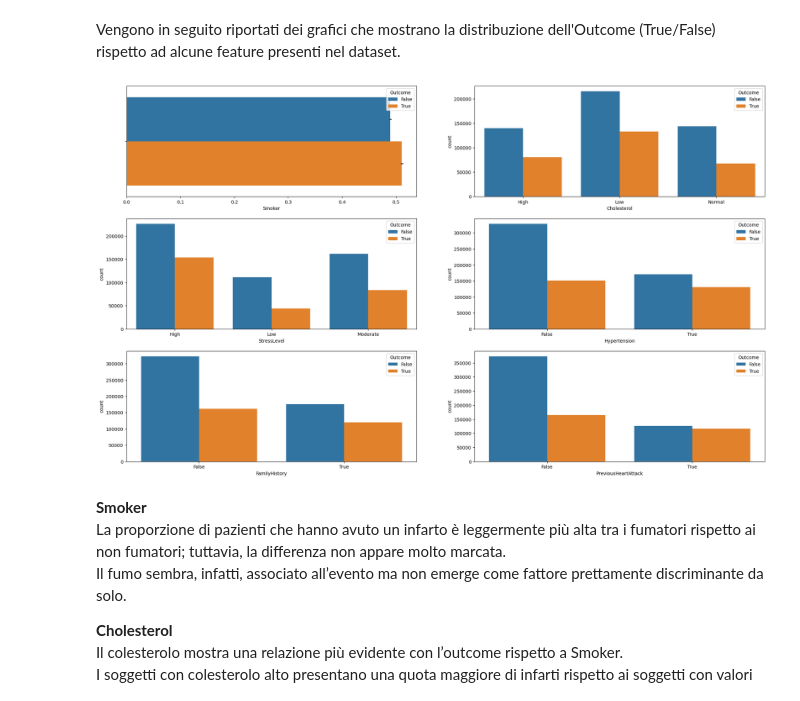
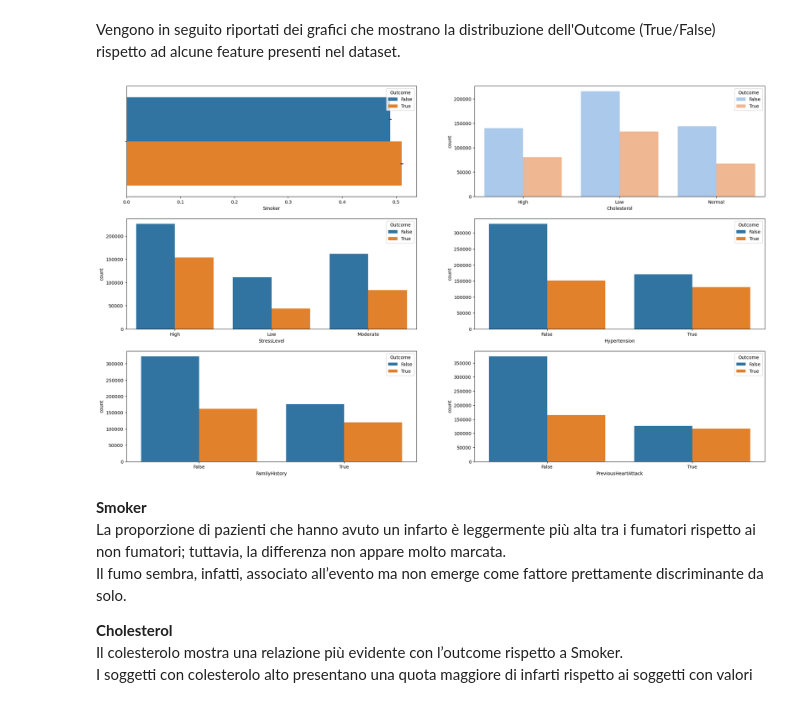
Before and after one commit to miriamsonaglia/Heart-Attack-Prediction-Model, a Jupyter notebook: DataIntensive.ipynb, the cells around one changed output. Saved outputs shown, nothing was run; the diff lists cells and outputs as text; code cells hidden in the pictures.

```diff
--- a/DataIntensive.ipynb
+++ b/DataIntensive.ipynb
@@ -623,25 +623,25 @@ Vengono in seguito riportati dei grafici che mostrano la distribuzione dell'Outc
 # %%
 plt.figure(figsize=(25,20))
 
 plt.subplot(4,2,1)
 sb.barplot(x='Smoker', hue='Outcome', data = dataset);
 
 plt.subplot(4,2,2)
-sb.countplot(x='Cholesterol', hue='Outcome', data = dataset);
+sb.countplot(x='Cholesterol', hue='Outcome', data = dataset, palette='pastel');
 
 plt.subplot(4,2,3)
 sb.countplot(x='StressLevel', hue='Outcome', data = dataset);
 
 plt.subplot(4,2,4)
 sb.countplot(x='Hypertension', hue='Outcome', data = dataset);
 
 plt.subplot(4,2,5)
 sb.countplot(x='FamilyHistory', hue='Outcome', data = dataset);
 
 plt.subplot(4,2,6)
 sb.countplot(x='PreviousHeartAttack', hue='Outcome', data = dataset);
 # %% [output]
-[figure, old version]
+[figure, new version]
 # %% [markdown]
 **Smoker**\
 La proporzione di pazienti che hanno avuto un infarto è leggermente più alta tra i fumatori rispetto ai non fumatori; tuttavia, la differenza non appare molto marcata.\
```
Also changed, not shown: parts of 29 cells of this notebook.
